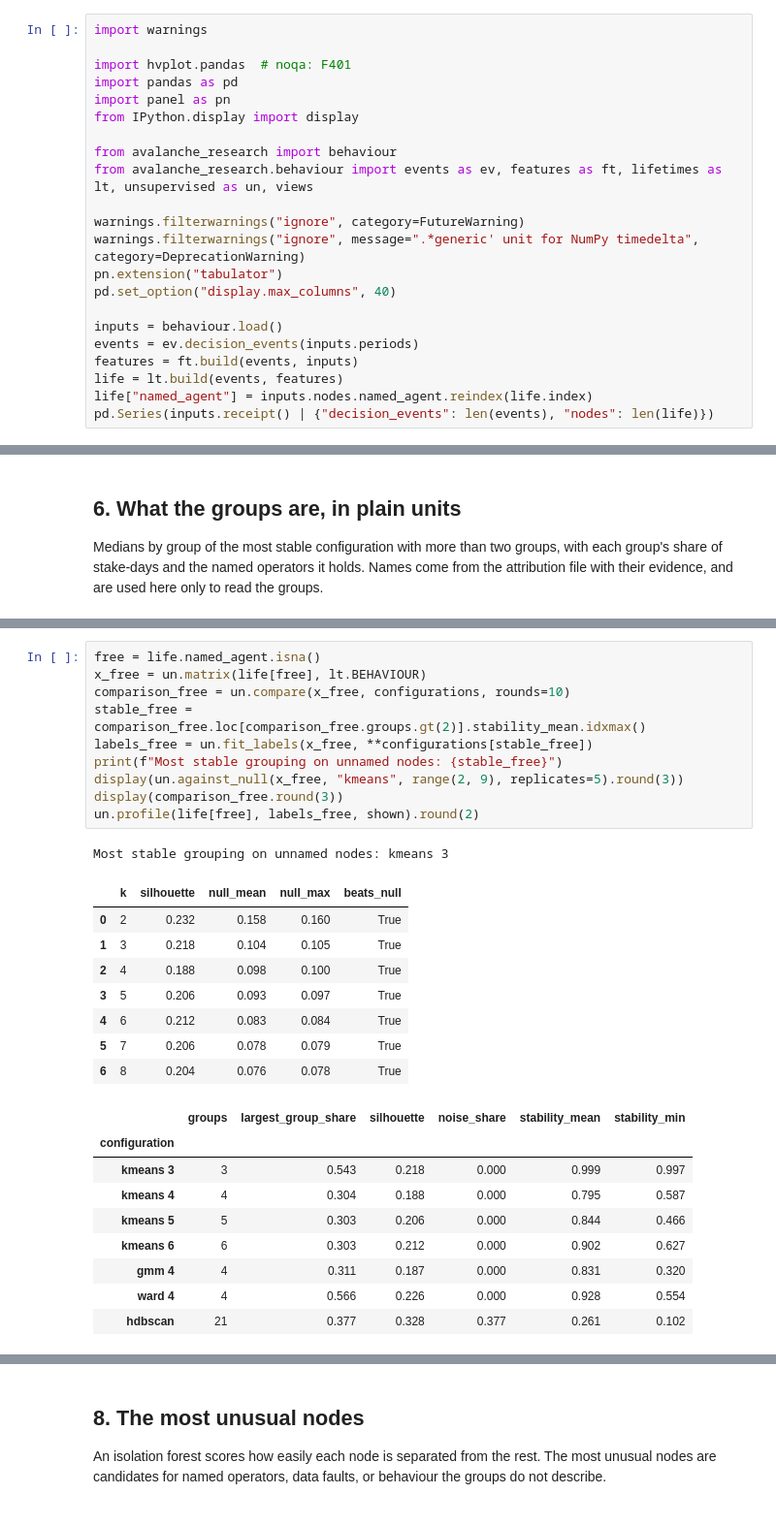
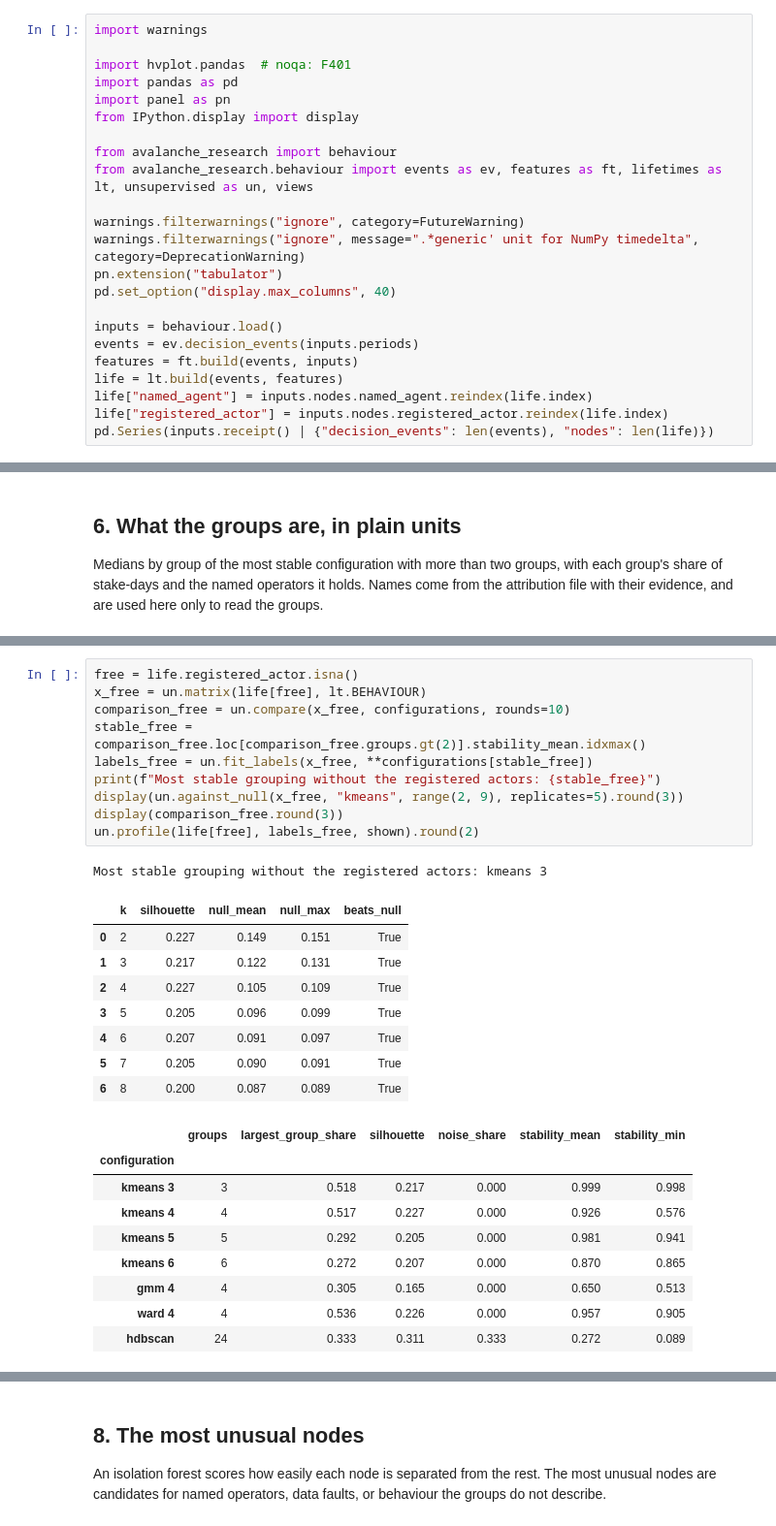
Before and after one commit to bonding-curves/avalanche-phase-ii-research, a Jupyter notebook: notebooks/behaviour-unsupervised.ipynb, the cells around one changed output, grey strips where cells are left out. Shown at 97% size. Saved outputs shown, nothing was run; the diff lists cells and outputs as text.

```diff
--- a/notebooks/behaviour-unsupervised.ipynb
+++ b/notebooks/behaviour-unsupervised.ipynb
@@ -32,6 +32,7 @@ events = ev.decision_events(inputs.periods)
 features = ft.build(events, inputs)
 life = lt.build(events, features)
 life["named_agent"] = inputs.nodes.named_agent.reindex(life.index)
+life["registered_actor"] = inputs.nodes.registered_actor.reindex(life.index)
 pd.Series(inputs.receipt() | {"decision_events": len(events), "nodes": len(life)})
 # %% [output]
 [interactive output not drawn]
@@ -216,31 +218,31 @@ Two of the groups above are mostly GoGoPool minipools, which share one reward ad
 # %%
-free = life.named_agent.isna()
+free = life.registered_actor.isna()
 x_free = un.matrix(life[free], lt.BEHAVIOUR)
 comparison_free = un.compare(x_free, configurations, rounds=10)
 stable_free = comparison_free.loc[comparison_free.groups.gt(2)].stability_mean.idxmax()
 labels_free = un.fit_labels(x_free, **configurations[stable_free])
-print(f"Most stable grouping on unnamed nodes: {stable_free}")
+print(f"Most stable grouping without the registered actors: {stable_free}")
 display(un.against_null(x_free, "kmeans", range(2, 9), replicates=5).round(3))
 display(comparison_free.round(3))
 un.profile(life[free], labels_free, shown).round(2)
 # %% [output]
-Most stable grouping on unnamed nodes: kmeans 3
+Most stable grouping without the registered actors: kmeans 3
 |  | k | silhouette | null_mean | null_max | beats_null |
-| 0 | 2 | 0.232 | 0.158 | 0.160 | True |
-| 1 | 3 | 0.218 | 0.104 | 0.105 | True |
-| 2 | 4 | 0.188 | 0.098 | 0.100 | True |
-| 3 | 5 | 0.206 | 0.093 | 0.097 | True |
-| 4 | 6 | 0.212 | 0.083 | 0.084 | True |
-| 5 | 7 | 0.206 | 0.078 | 0.079 | True |
-| 6 | 8 | 0.204 | 0.076 | 0.078 | True |
+| 0 | 2 | 0.227 | 0.149 | 0.151 | True |
+| 1 | 3 | 0.217 | 0.122 | 0.131 | True |
+| 2 | 4 | 0.227 | 0.105 | 0.109 | True |
+| 3 | 5 | 0.205 | 0.096 | 0.099 | True |
+| 4 | 6 | 0.207 | 0.091 | 0.097 | True |
+| 5 | 7 | 0.205 | 0.090 | 0.091 | True |
+| 6 | 8 | 0.200 | 0.087 | 0.089 | True |
 |  | groups | largest_group_share | silhouette | noise_share | stability_mean | stability_min |
 | configuration |  |  |  |  |  |  |
-| kmeans 3 | 3 | 0.543 | 0.218 | 0.000 | 0.999 | 0.997 |
-| kmeans 4 | 4 | 0.304 | 0.188 | 0.000 | 0.795 | 0.587 |
-| kmeans 5 | 5 | 0.303 | 0.206 | 0.000 | 0.844 | 0.466 |
-| kmeans 6 | 6 | 0.303 | 0.212 | 0.000 | 0.902 | 0.627 |
-| gmm 4 | 4 | 0.311 | 0.187 | 0.000 | 0.831 | 0.320 |
-| ward 4 | 4 | 0.566 | 0.226 | 0.000 | 0.928 | 0.554 |
-| hdbscan | 21 | 0.377 | 0.328 | 0.377 | 0.261 | 0.102 |
+| kmeans 3 | 3 | 0.518 | 0.217 | 0.000 | 0.999 | 0.998 |
+| kmeans 4 | 4 | 0.517 | 0.227 | 0.000 | 0.926 | 0.576 |
+| kmeans 5 | 5 | 0.292 | 0.205 | 0.000 | 0.981 | 0.941 |
+| kmeans 6 | 6 | 0.272 | 0.207 | 0.000 | 0.870 | 0.865 |
+| gmm 4 | 4 | 0.305 | 0.165 | 0.000 | 0.650 | 0.513 |
+| ward 4 | 4 | 0.536 | 0.226 | 0.000 | 0.957 | 0.905 |
+| hdbscan | 24 | 0.333 | 0.311 | 0.333 | 0.272 | 0.089 |
 |  | nodes | stake_days_share | periods_log | tenure_days_log | median_duration_days | short_share | ... |
 | group |  |  |  |  |  |  | ... |
```
Also changed, not shown: parts of 5 cells of this notebook, 10 other files.
